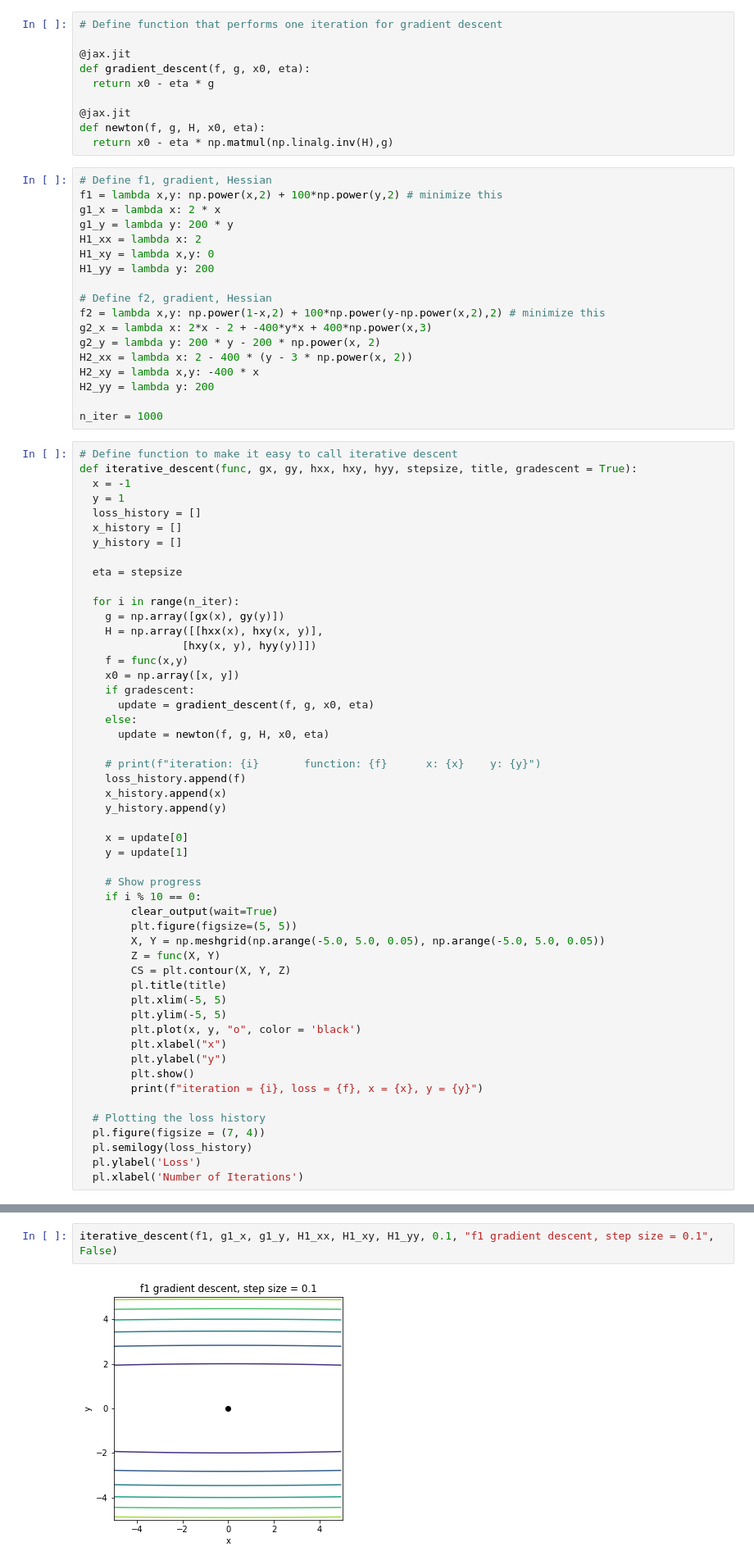
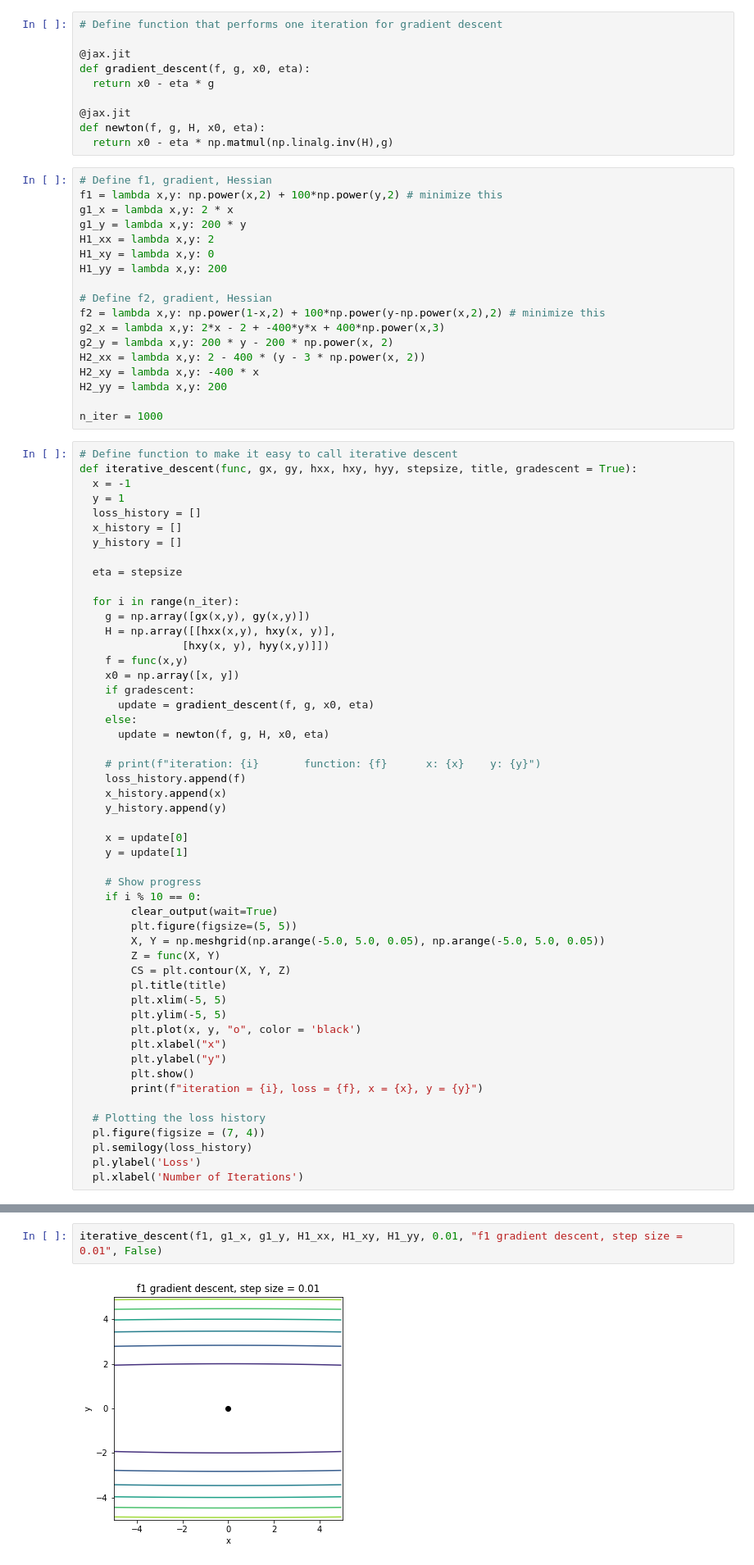
Before and after one commit to notrichardren/ENM5310-Homework, a Jupyter notebook: assn2.ipynb, the cells around one changed output, grey strips where cells are left out. Shown at 82% size. Drawn from its saved outputs; the diff is of its cells as text.

```diff
--- a/assn2.ipynb
+++ b/assn2.ipynb
@@ -755,19 +755,19 @@ def newton(f, g, H, x0, eta):
 # %%
 # Define f1, gradient, Hessian
 f1 = lambda x,y: np.power(x,2) + 100*np.power(y,2) # minimize this
-g1_x = lambda x: 2 * x
-g1_y = lambda y: 200 * y
-H1_xx = lambda x: 2
+g1_x = lambda x,y: 2 * x
+g1_y = lambda x,y: 200 * y
+H1_xx = lambda x,y: 2
 H1_xy = lambda x,y: 0
-H1_yy = lambda y: 200
+H1_yy = lambda x,y: 200
 
 # Define f2, gradient, Hessian
 f2 = lambda x,y: np.power(1-x,2) + 100*np.power(y-np.power(x,2),2) # minimize this
-g2_x = lambda x: 2*x - 2 + -400*y*x + 400*np.power(x,3)
-g2_y = lambda y: 200 * y - 200 * np.power(x, 2)
-H2_xx = lambda x: 2 - 400 * (y - 3 * np.power(x, 2))
+g2_x = lambda x,y: 2*x - 2 + -400*y*x + 400*np.power(x,3)
+g2_y = lambda x,y: 200 * y - 200 * np.power(x, 2)
+H2_xx = lambda x,y: 2 - 400 * (y - 3 * np.power(x, 2))
 H2_xy = lambda x,y: -400 * x
-H2_yy = lambda y: 200
+H2_yy = lambda x,y: 200
 
 n_iter = 1000
 # %%
@@ -782,9 +782,9 @@ def iterative_descent(func, gx, gy, hxx, hxy, hyy, stepsize, title, gradescent =
   eta = stepsize
 
   for i in range(n_iter):
-    g = np.array([gx(x), gy(y)])
-    H = np.array([[hxx(x), hxy(x, y)],
-                [hxy(x, y), hyy(y)]])
+    g = np.array([gx(x,y), gy(x,y)])
+    H = np.array([[hxx(x,y), hxy(x, y)],
+                [hxy(x, y), hyy(x,y)]])
     f = func(x,y)
     x0 = np.array([x, y])
     if gradescent:
@@ -828,6 +836,6 @@ iterative_descent(f1, g1_x, g1_y, H1_xx, H1_xy, H1_yy, 0.001, "f1 gradient desce
 iteration = 990, loss = 0.018987659364938736, x = -0.13752011954784393, y = 0.0
 [figure]
 # %%
-iterative_descent(f1, g1_x, g1_y, H1_xx, H1_xy, H1_yy, 0.1, "f1 gradient descent, step size = 0.1", False)
+iterative_descent(f1, g1_x, g1_y, H1_xx, H1_xy, H1_yy, 0.01, "f1 gradient descent, step size = 0.01", False)
 # %% [output]
-[figure, old version]
+[figure, new version]
```
Also changed, not shown: parts of 9 cells of this notebook.
